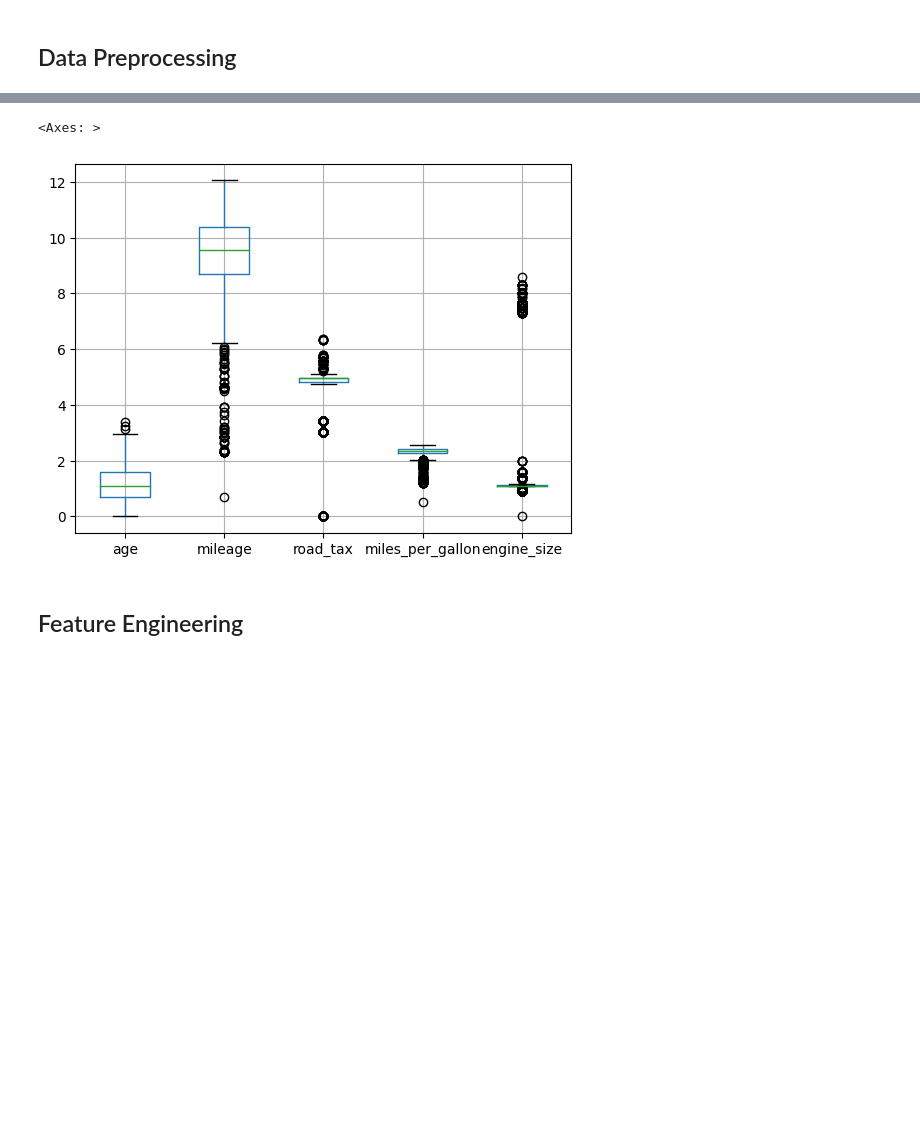
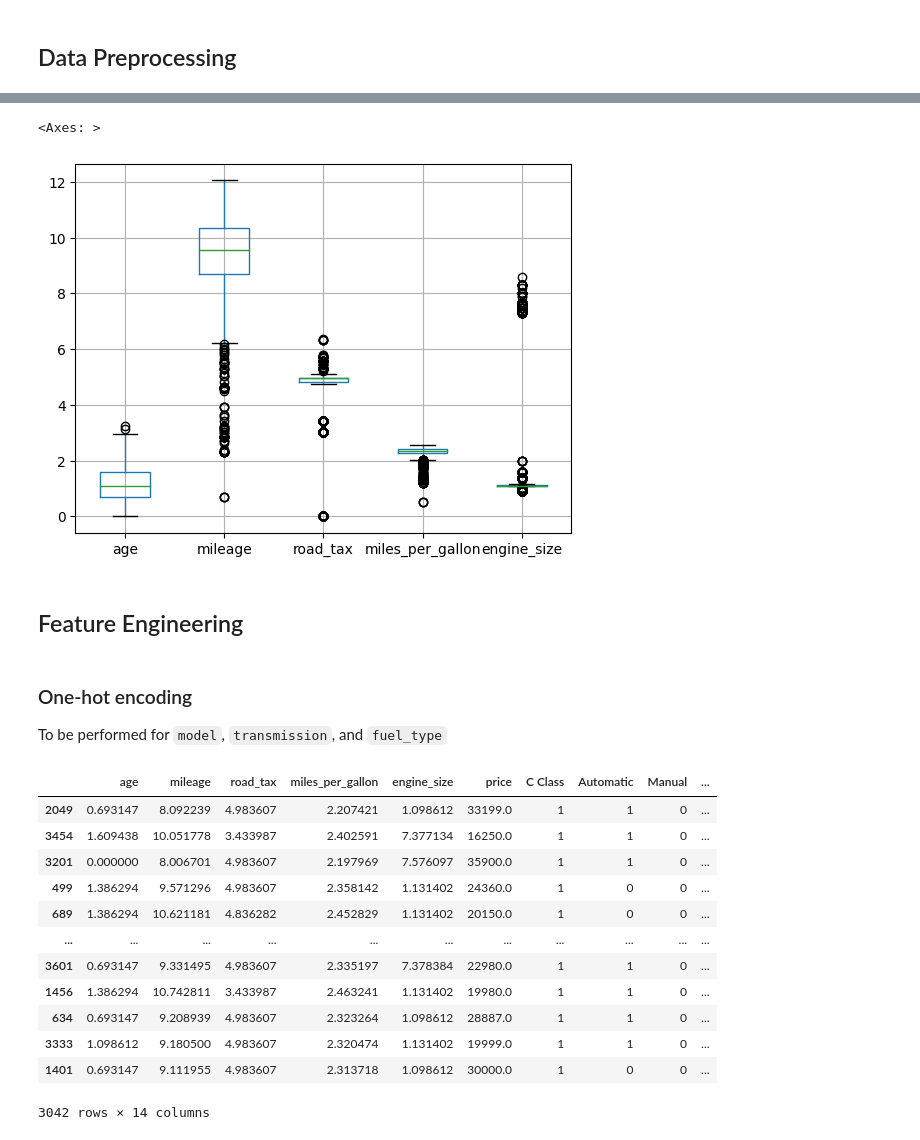
Before and after one commit to Hamdan-Khan/AI-Projects, a Jupyter notebook: regression-car-price-prediction/main.ipynb, the cells around one changed output, grey strips where cells are left out. Saved outputs shown, nothing was run; the diff lists cells and outputs as text; code cells hidden in the pictures; blank space fills up the shorter version.

```diff
--- a/regression-car-price-prediction/main.ipynb
+++ b/regression-car-price-prediction/main.ipynb
@@ -400,3 +392,4 @@ def preprocess(data):
     data["year"] = data["year"].max() - data["year"]
     data.rename(columns={"year":"age"},inplace=True)
     data["age"] = np.log(data["age"]+1)
+    return data
@@ -405,7 +396,13 @@ preprocess(train_data)
+# %%
+train_data = preprocess(train_data)
 # %%
 train_data.drop(["price"],axis=1).boxplot()
 # %% [output]
 <Axes: >
-[figure, old version]
+[figure, new version]
 # %% [markdown]
 ## Feature Engineering
+# %% [markdown]
+### One-hot encoding
+
+To be performed for `model`, `transmission`, and `fuel_type`
@@ -411,0 +422,16 @@ train_data.drop(["price"],axis=1).boxplot()
+# %%
+train_data
+# %% [output]
+|  | age | mileage | road_tax | miles_per_gallon | engine_size | price | C Class | Automatic | Manual | ... |
+| 2049 | 0.693147 | 8.092239 | 4.983607 | 2.207421 | 1.098612 | 33199.0 | 1 | 1 | 0 | ... |
+| 3454 | 1.609438 | 10.051778 | 3.433987 | 2.402591 | 7.377134 | 16250.0 | 1 | 1 | 0 | ... |
+| 3201 | 0.000000 | 8.006701 | 4.983607 | 2.197969 | 7.576097 | 35900.0 | 1 | 1 | 0 | ... |
+| 499 | 1.386294 | 9.571296 | 4.983607 | 2.358142 | 1.131402 | 24360.0 | 1 | 0 | 0 | ... |
+| 689 | 1.386294 | 10.621181 | 4.836282 | 2.452829 | 1.131402 | 20150.0 | 1 | 0 | 0 | ... |
+| ... | ... | ... | ... | ... | ... | ... | ... | ... | ... | ... |
+| 3601 | 0.693147 | 9.331495 | 4.983607 | 2.335197 | 7.378384 | 22980.0 | 1 | 1 | 0 | ... |
+| 1456 | 1.386294 | 10.742811 | 3.433987 | 2.463241 | 1.131402 | 19980.0 | 1 | 1 | 0 | ... |
+| 634 | 0.693147 | 9.208939 | 4.983607 | 2.323264 | 1.098612 | 28887.0 | 1 | 1 | 0 | ... |
+| 3333 | 1.098612 | 9.180500 | 4.983607 | 2.320474 | 1.131402 | 19999.0 | 1 | 1 | 0 | ... |
+| 1401 | 0.693147 | 9.111955 | 4.983607 | 2.313718 | 1.098612 | 30000.0 | 1 | 0 | 0 | ... |
+3042 rows × 14 columns
```
Also changed, not shown: parts of 22 cells of this notebook.
